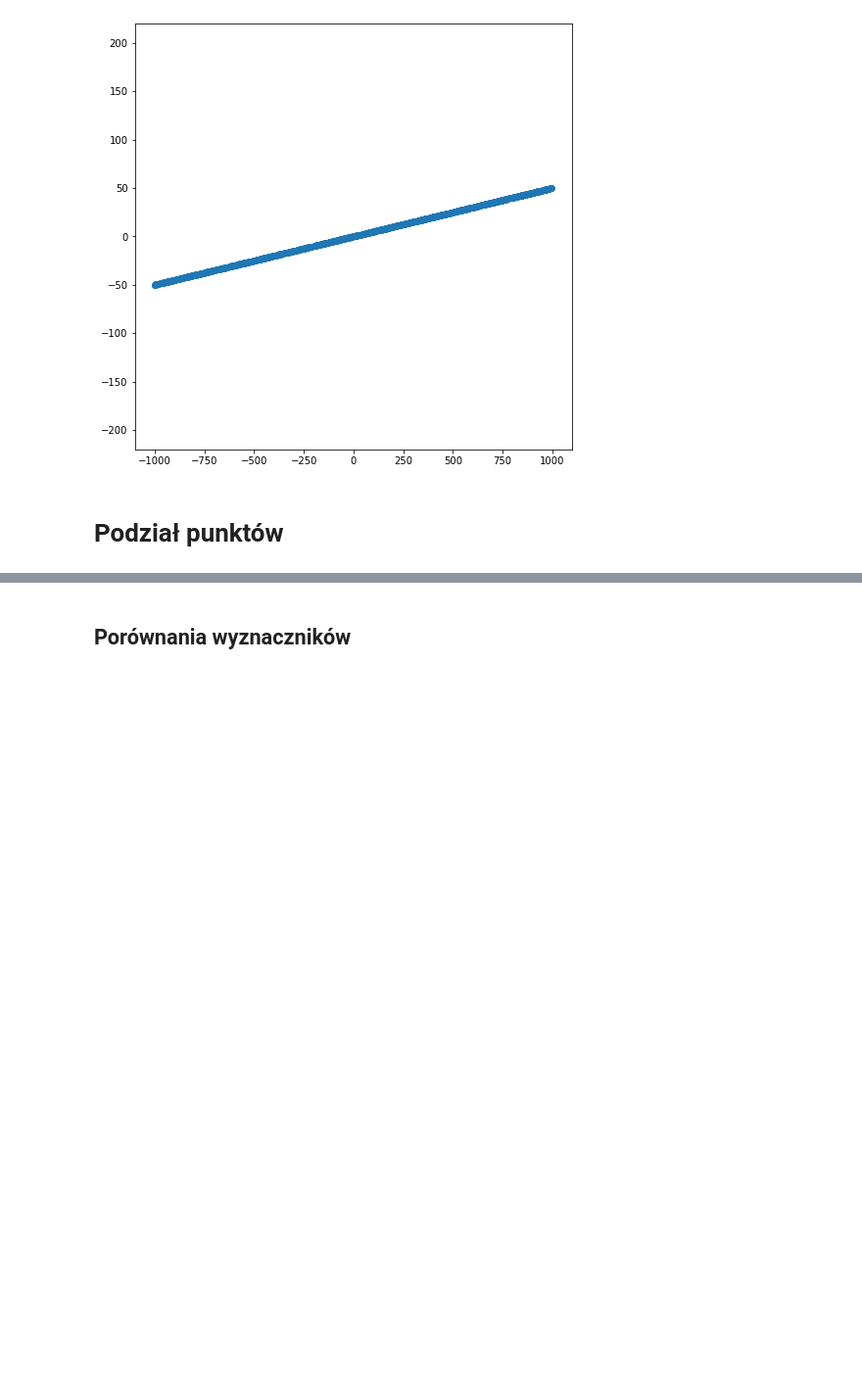
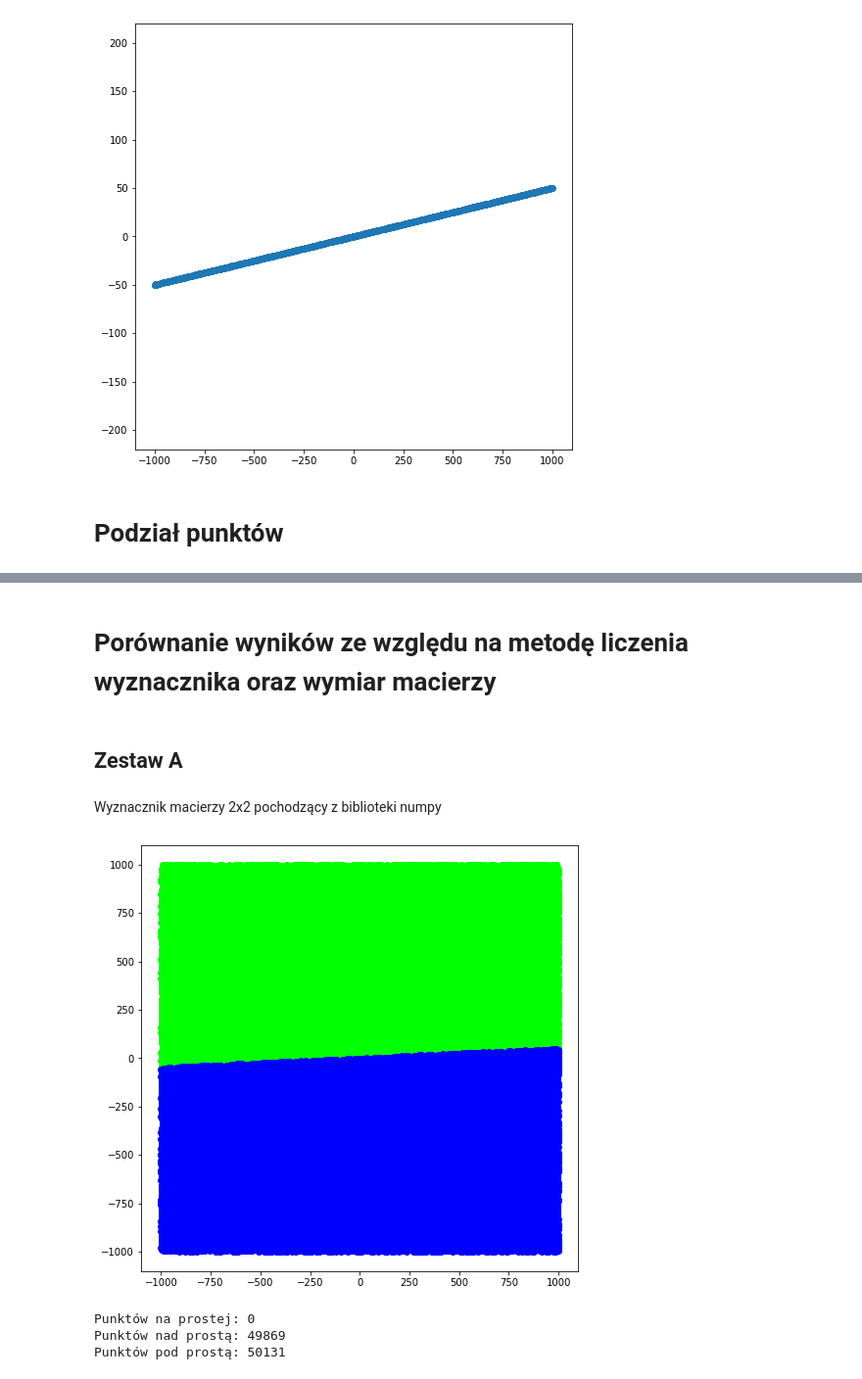
Before and after one commit to baranskixx/geometric-algorithms-labs, a Jupyter notebook: zad_001/zad1.ipynb, the cells around one changed output, grey strips where cells are left out. Shown at 98% size. Saved outputs shown, nothing was run; the diff lists cells and outputs as text; code cells hidden in the pictures; blank space fills up the shorter version.

```diff
--- a/zad_001/zad1.ipynb
+++ b/zad_001/zad1.ipynb
@@ -54,11 +60,12 @@ N = int(1e5)
 LIMIT = int(1e3)
 
 for _ in range(N):
-    x = uniform(-1e3, 1e3)
-    y = uniform(-1e3, 1e3)
+    x = uniform(-pow(10, 3), pow(10, 3))
+    y = uniform(-pow(10, 3), pow(10, 3))
     pointsA_x.append(x)
     pointsA_y.append(y)
 
 adjust_plot(LIMIT)
 plt.scatter(pointsA_x, pointsA_y)
+plt.show()
 # %% [output]
@@ -73,10 +79,11 @@ N = int(1e5)
 LIMIT = int(1e14)
 
 for _ in range(N):
-    x = uniform(-1e14, 1e14)
-    y = uniform(-1e14, 1e14)
+    x = uniform(-pow(10, 14), pow(10, 14))
+    y = uniform(-pow(10, 14), pow(10, 14))
     pointsB_x.append(x)
     pointsB_y.append(y)
 adjust_plot(LIMIT)
 plt.scatter(pointsB_x, pointsB_y)
+plt.show()
 # %% [output]
@@ -121,7 +126,7 @@ LIMIT_Y = 200
 a = (A[1] - B[1]) / (A[0] - B[0])
 b = A[1] - A[0] * a
 for _ in range(N):
-    x = uniform(-1e3, 1e3)
+    x = uniform(-pow(10, 3), pow(10, 3))
     y = a * x + b
     pointsD_x.append(x)
     pointsD_y.append(y)
@@ -176,9 +181,28 @@ def group_points(X, Y):
 
     return results_x, results_y
 # %%
-result1 = group_points(pointsA_x, pointsA_y)
-result2 = group_points(pointsB_x, pointsB_y)
-result3 = group_points(pointsC_x, pointsC_y)
-result4 = group_points(pointsD_x, pointsD_y)
+x1, y1 = group_points(pointsA_x, pointsA_y)
+x2, y2 = group_points(pointsB_x, pointsB_y)
+x3, y3 = group_points(pointsC_x, pointsC_y)
+x4, y4 = group_points(pointsD_x, pointsD_y)
 # %% [markdown]
-## Porównania wyznaczników
+# Porównanie wyników ze względu na metodę liczenia wyznacznika oraz wymiar macierzy
+# %% [markdown]
+## Zestaw A
+# %% [markdown]
+Wyznacznik macierzy 2x2 pochodzący z biblioteki numpy
+# %%
+adjust_plot(int(1e3))
+for i in range(3):
+    plt.scatter(x1[0][0][i], y1[0][0][i], color = colors_categories[i]/255.0)
+plt.show()
+
+
+print('Punktów na prostej: ' + str(len(x1[0][0][0])))
+print('Punktów nad prostą: ' + str(len(x1[0][0][1])))
+print('Punktów pod prostą: ' + str(len(x1[0][0][2])))
+# %% [output]
+[figure, added]
+Punktów na prostej: 0
+Punktów nad prostą: 49869
+Punktów pod prostą: 50131
```
Also changed, not shown: parts of 79 cells of this notebook.
